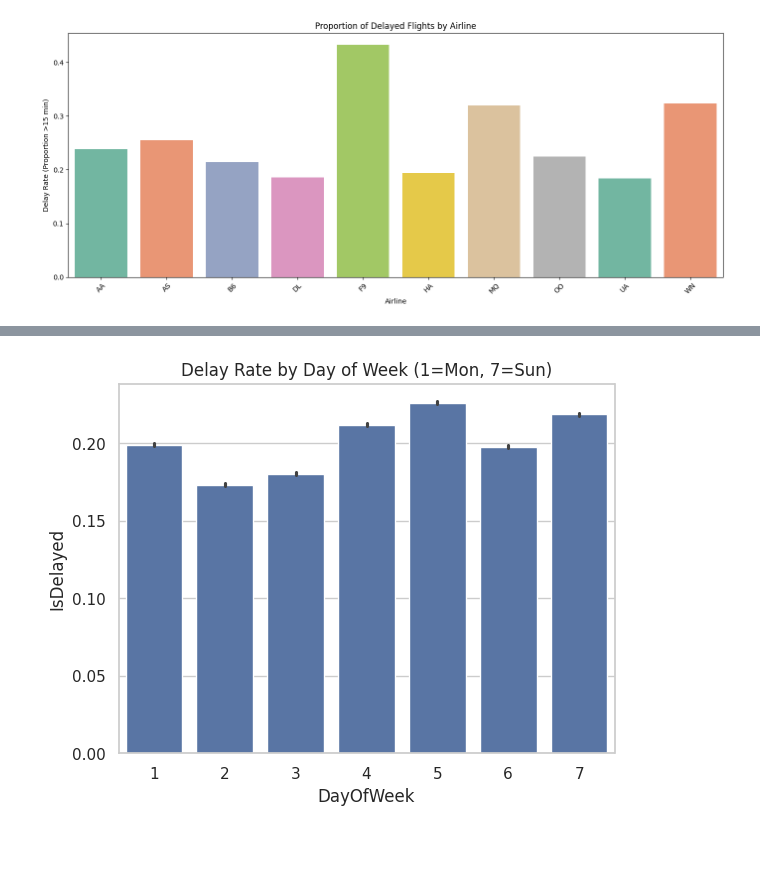
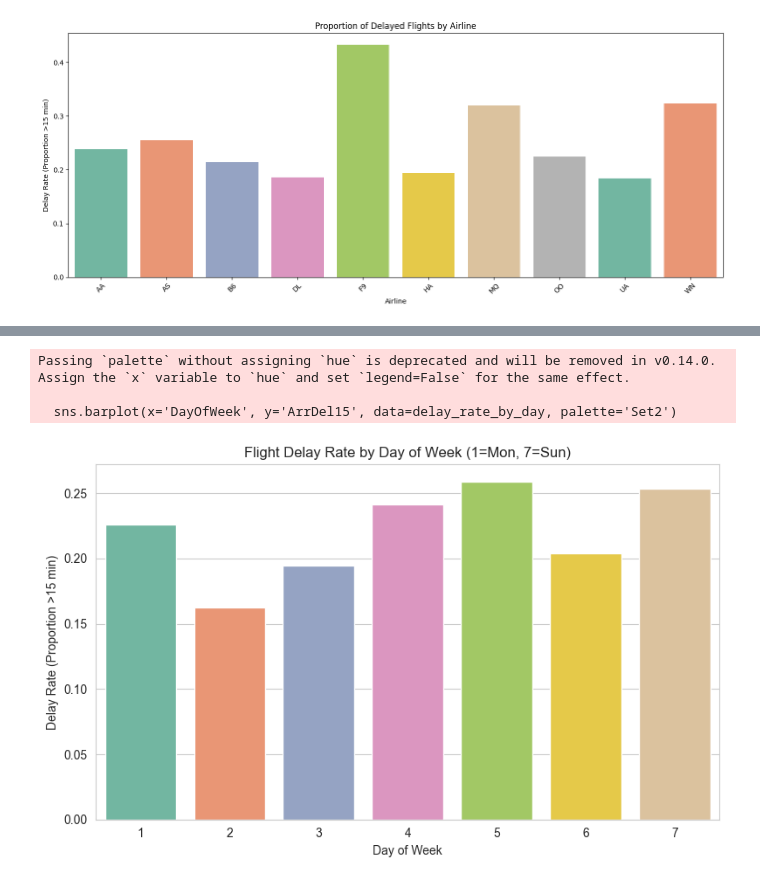
Before and after one commit to shloak17107/airline-delay-prediction, a Jupyter notebook: Vatsal_Copy_of_preprocessing.ipynb, the cells around one changed output, grey strips where cells are left out. Saved outputs shown, nothing was run; the diff lists cells and outputs as text; code cells hidden in the pictures; blank space fills up the shorter version.

```diff
--- a/Vatsal_Copy_of_preprocessing.ipynb
+++ b/Vatsal_Copy_of_preprocessing.ipynb
@@ -415,17 +415,11 @@ columns_to_drop_after_EDA.append('Reporting_Airline')
 # %% [markdown]
 # More EDA
 # %%
-sns.set(style="whitegrid")
-
 # Extract Hour from Scheduled Departure Time
 df['DepHour'] = df['CRSDepTime'].apply(lambda x: int(str(int(x)).zfill(4)[:2]))
 
 # Flag: Weekend
 df['IsWeekend'] = df['DayOfWeek'].isin([6, 7]).astype(int)
-
-# Convert airline, origin, and dest to category
-cat_cols = ['Reporting_Airline', 'Origin', 'Dest']
-df[cat_cols] = df[cat_cols].astype('category')
 # %%
 # Plot distribution of delayed vs on-time flights using ArrDel15 (0 = On-Time, 1 = Delayed)
 df['ArrDel15'].value_counts().sort_index().plot(
@@ -473,6 +487,14 @@ plt.show()
 # %%
-sns.barplot(x='DayOfWeek', y='IsDelayed', data=df)
-plt.title('Delay Rate by Day of Week (1=Mon, 7=Sun)')
+delay_rate_by_day = df.groupby('DayOfWeek')['ArrDel15'].mean().reset_index()
+plt.figure(figsize=(8, 5))
+sns.barplot(x='DayOfWeek', y='ArrDel15', data=delay_rate_by_day, palette='Set2')
+plt.title('Flight Delay Rate by Day of Week (1=Mon, 7=Sun)')
+plt.xlabel('Day of Week')
+plt.ylabel('Delay Rate (Proportion >15 min)')
+plt.tight_layout()
 plt.show()
 # %% [output]
+Passing `palette` without assigning `hue` is deprecated and will be removed in v0.14.0. Assign the `x` variable to `hue` and set `legend=False` for the same effect.
+
+  sns.barplot(x='DayOfWeek', y='ArrDel15', data=delay_rate_by_day, palette='Set2')
-[figure, old version]
+[figure, new version]
```
Also changed, not shown: parts of 8 cells of this notebook.
